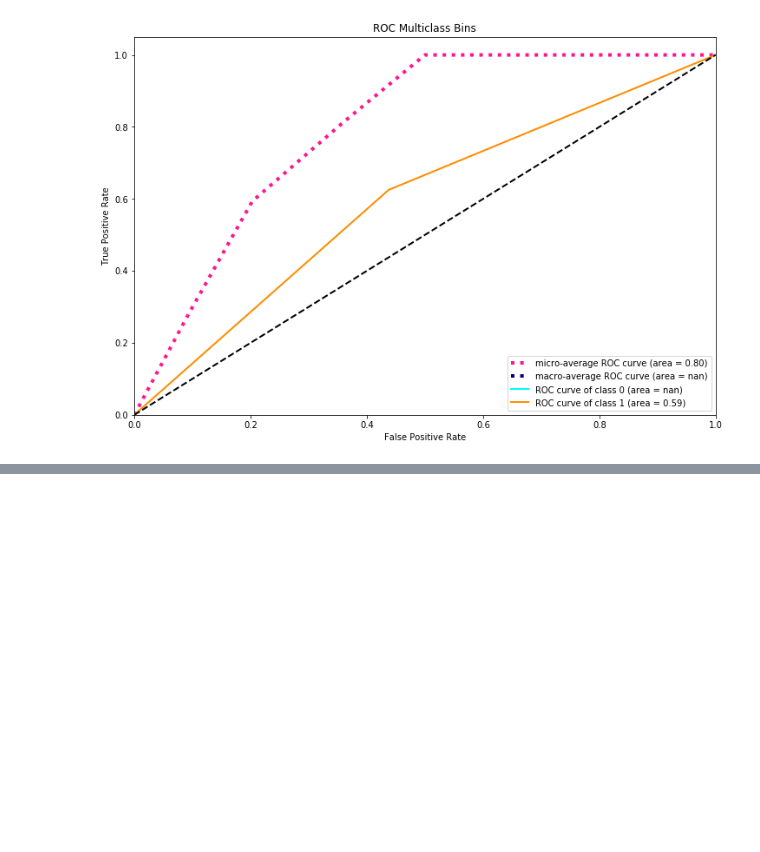
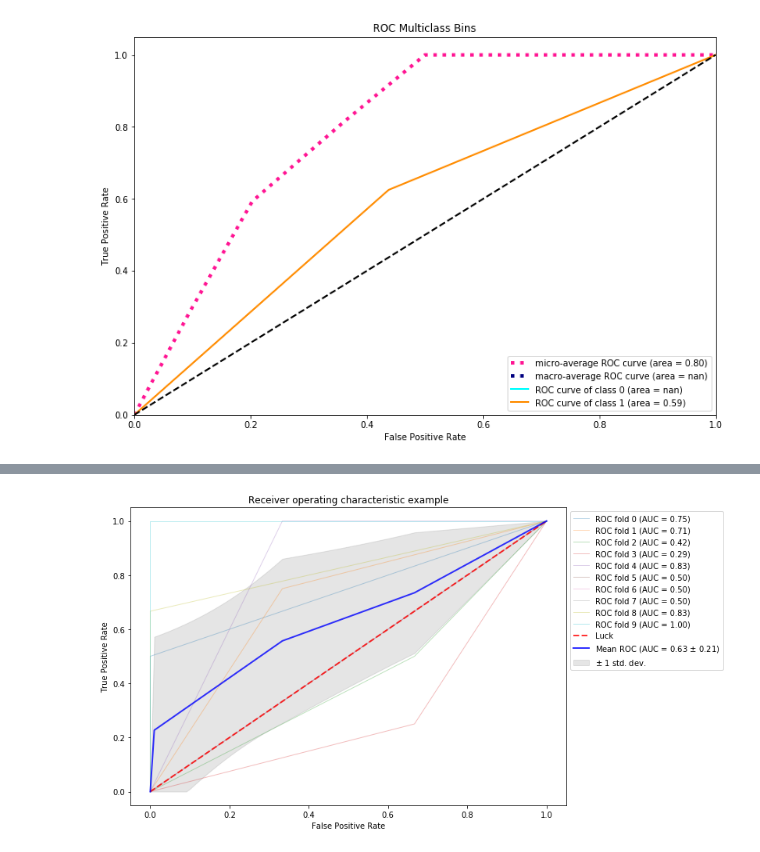
Before and after one commit to agalbachicar/fa_momentum, a Jupyter notebook: src/momentum.ipynb, the cells around one changed output, grey strips where cells are left out. Saved outputs shown, nothing was run; the diff lists cells and outputs as text; code cells hidden in the pictures; blank space fills up the shorter version.

```diff
--- a/src/momentum.ipynb
+++ b/src/momentum.ipynb
@@ -1552,0 +1803,8 @@ weighted avg       0.59      0.59      0.59        32
+# %%
+# It takes time...
+# Note: shuffle is set to True. We expect leakage and an increase of performance in the model.
+skf = StratifiedKFold(n_splits=10, shuffle=True, random_state=RANDOM_STATE)
+classifier = getRandomForest(n_estimator=1000)
+crossValPlot(skf,classifier,X,y)
+# %% [output]
+[figure, added]
```
Also changed, not shown: parts of 17 cells of this notebook.
